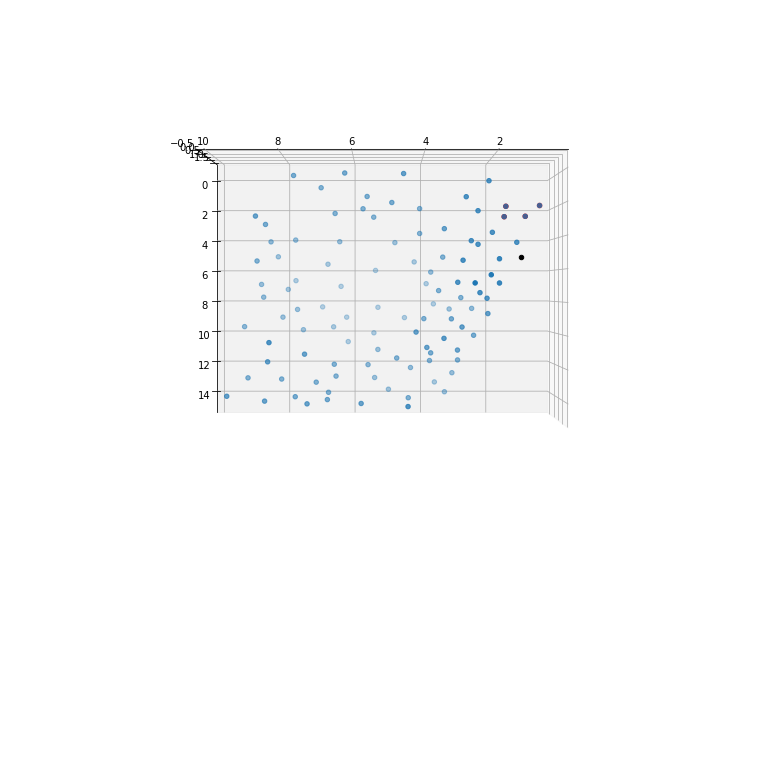
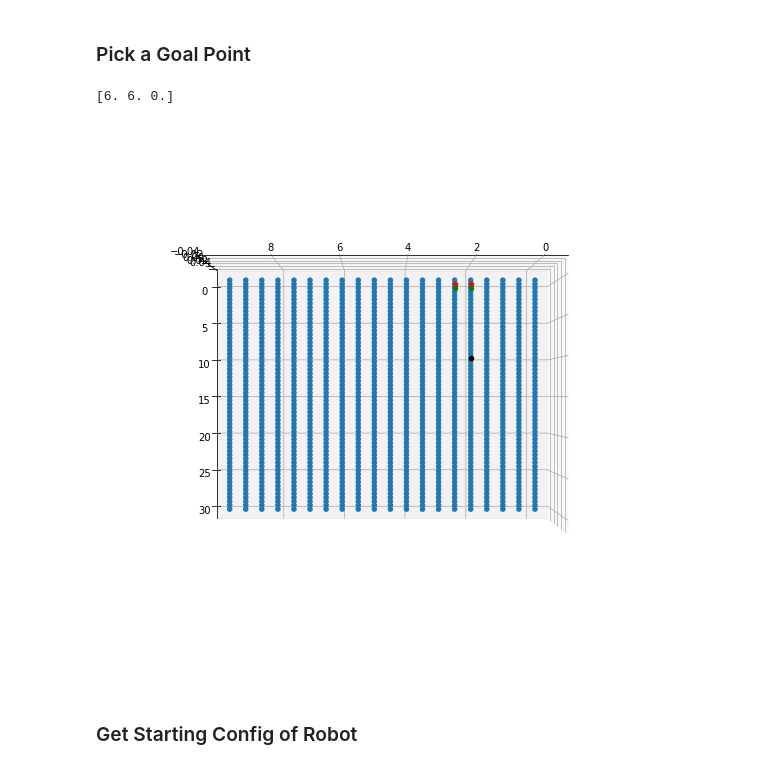
Before and after one commit to borglab/GTDynamics, a Jupyter notebook: python/notebooks/graph_search_testing_edited.ipynb, the cells around one changed output. Cells and saved outputs as stored; diff of their text form; code cells hidden in the pictures; blank space fills up the shorter version.

```diff
--- a/python/notebooks/graph_search_testing_edited.ipynb
+++ b/python/notebooks/graph_search_testing_edited.ipynb
@@ -204,52 +211,44 @@ robot = gtd.CreateRobotFromFile(gtd.URDF_PATH + "/quad_climb_robot.urdf"); # rob
+# %% [markdown]
+### Pick a Goal Point
 # %%
 fig = plt.figure(figsize=(10, 10))
 ax = plt.axes(projection='3d')
 
-points = points_from_image()
-# points[:, 2] = points[:, 2] + 300
-# points = (points / 50) / 32
-
-# # print(points[:, 2])
-# def f(x, y):
-#     return -(abs(x) + abs(y))
-
-#ax.plot_trisurf(points[:, 1], points[:, 2], points[:, 0],
-               #cmap='viridis', edgecolor='none');
 ax.scatter3D(points[:, 1], points[:, 2], points[:, 0])
-
 starting_points = np.asarray([tuple(left_foot), tuple(right_foot), tuple(left_hand), tuple(right_hand)])
 
-# # define goal
-# found = False
-# goal = random.choice(points)
-# while(not found):
-#     found = True
-#     for point in starting_points:
-#         if np.array_equal(goal, point):
-#             found = False
-#             goal = random.choice(points)
-# print(goal)
-# goal_point = goal
+# define goal
+found = False
+goal = random.choice(points)
+while(not found):
+    found = True
+    for point in starting_points:
+        if np.array_equal(goal, point):
+            found = False
+            goal = random.choice(points)
+print(goal)
+goal_point = [10.0, 2.0, 0.0]
+
+# goal_point = [12.80844156,  5.39007092,  0.75]
 # goal_point = [4.6461039,  0.87234043, 1.0]
-goal_point = [5.08441558, 0.96453901, 1.6]
+# goal_point = [5.08441558, 0.96453901, 1.6]
 
-# starting_points = np.asarray([tuple([.2, 3.76, 0.0]), tuple([.28, 4.88, 0.01]), tuple([1.22, 3.08, 0.035]), tuple([1.48, 4.56, 0.03])])
-# starting_points[:, 2] = starting_points[:, 2] + 6
-# starting_points = starting_points / 32
-ax.scatter3D(starting_points[:, 1], starting_points[:, 2], starting_points[:, 0], color='r')
+ax.scatter3D(left_foot[1], left_foot[2], left_foot[0], color='r')
+ax.scatter3D(right_foot[1], right_foot[2], right_foot[0], color='r')
+ax.scatter3D(right_hand[1], right_hand[2], right_hand[0], color='g')
+ax.scatter3D(left_hand[1], left_hand[2], left_hand[0], color='g')
 
-# goal_point = np.asarray((5.300e+00, 3.100e+00, 3.800e-02))
-# goal_point[2] = goal_point[2] + 6
-# goal_point = goal_point / 32
+# Plot goal point
 ax.scatter3D(goal_point[1], goal_point[2], goal_point[0], color='k')
 # ax.set_xlabel('X Label')
 # ax.set_ylabel('Y Label')
 # ax.set_zlabel('Z Label')
 #ax.set_xlim(0, 600)
 # ax.set_ylim(0, .4)
 ax.view_init(180, 90)
 # ax.view_init(90, -90)  # X-Y Axis
 #ax.set_zlim(0, 600)
 #figure(figsize=(8, 6), dpi=80)
 # %% [output]
+[6. 6. 0.]
-[figure, old version]
+[figure, new version]
@@ -261,0 +255,2 @@ ax.view_init(180, 90)
+# %% [markdown]
+### Get Starting Config of Robot
```
Also changed, not shown: parts of 22 cells of this notebook, 4 other files.
